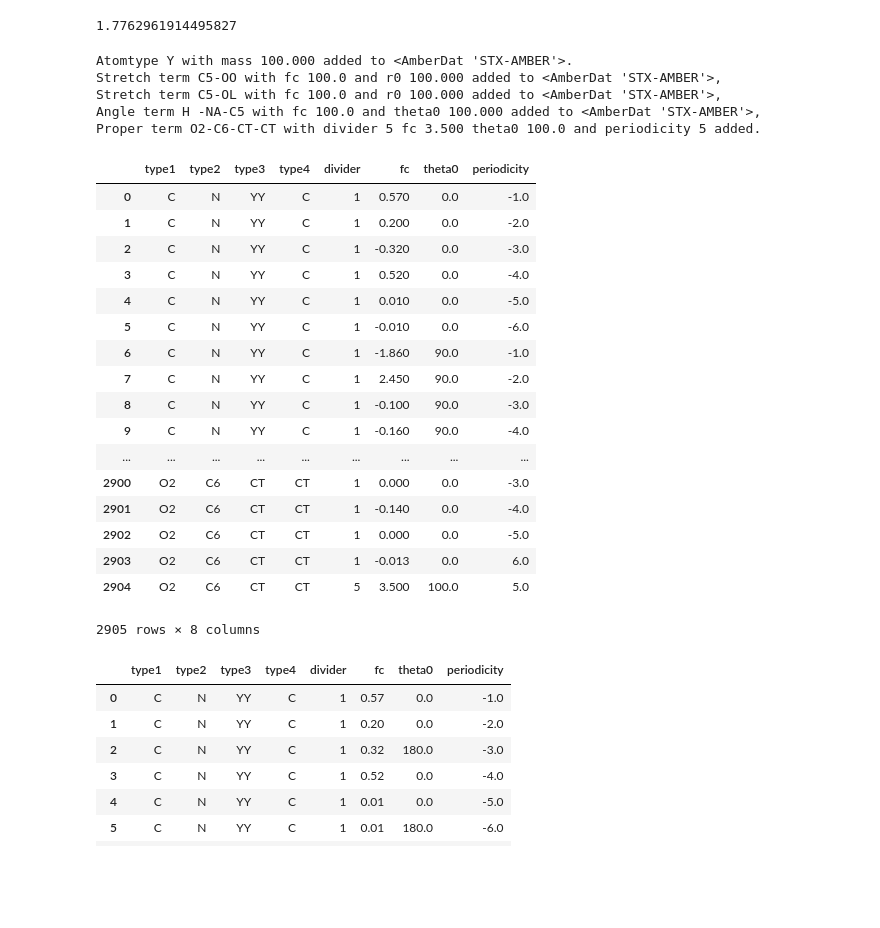
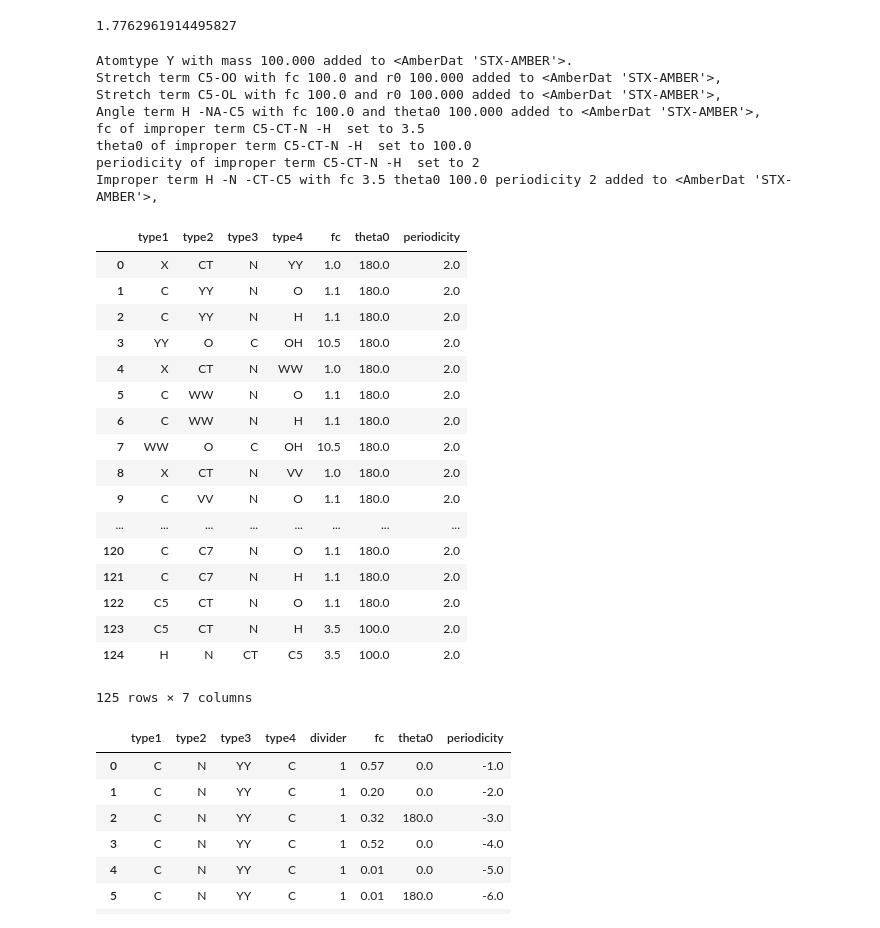
Before and after one commit to dazhitan/ff_tools, a Jupyter notebook: Untitled.ipynb, the cells around one changed output. Saved outputs shown, nothing was run; the diff lists cells and outputs as text; code cells hidden in the pictures; blank space fills up the shorter version.

```diff
--- a/Untitled.ipynb
+++ b/Untitled.ipynb
@@ -55,54 +55,59 @@ test = AmberDat('stx-amber-proteins-new.dat')
 #test = AmberDat('parm10.dat')
 #test._blocklist[7]
 #test.proper_df
 #tuple(test.mass_df.iloc[0])
 #test.printDat('test.dat')
 #%cat test.dat
 
 #test.setProper('C', 'N', 'YY', 'C', 1, 10.000, 100.0, -5)
 """
 test.angle_df
 test.setAngle('YY', 'C', 'OH', 10000.0, 1.0)
 test.setAngle('OH', 'C', 'YY', 5000.0, 5.0)
 test.proper_df
 test.improper_df
 test.vdw_df
 test.mass_df
 """
 test.addMass(' Y', 100)
 test.mass_df
 test.stretch_df
 test.addStretch('C5', 'OO', 100, 100)
 test.addStretch('C5', 'OL', 100, 100)
 test.angle_df
 test.addAngle('H', 'NA', 'C5', 100, 100)
 test.proper_df
-test.addProper('O2', 'C6', 'CT', 'CT', 5, 3.5, 100, 5)
-test.proper_df
+test.setImproper('C5', 'CT', '  N', 'H ', 3.5, 100, 2)
+test.addImproper('H', 'N', 'CT', 'C5', 3.5, 100, 2)
+
+test.improper_df
 # %% [output]
 Atomtype Y with mass 100.000 added to <AmberDat 'STX-AMBER'>.
 Stretch term C5-OO with fc 100.0 and r0 100.000 added to <AmberDat 'STX-AMBER'>,
 Stretch term C5-OL with fc 100.0 and r0 100.000 added to <AmberDat 'STX-AMBER'>,
 Angle term H -NA-C5 with fc 100.0 and theta0 100.000 added to <AmberDat 'STX-AMBER'>,
-Proper term O2-C6-CT-CT with divider 5 fc 3.500 theta0 100.0 and periodicity 5 added.
+fc of improper term C5-CT-N -H  set to 3.5
+theta0 of improper term C5-CT-N -H  set to 100.0
+periodicity of improper term C5-CT-N -H  set to 2
+Improper term H -N -CT-C5 with fc 3.5 theta0 100.0 periodicity 2 added to <AmberDat 'STX-AMBER'>,
-|  | type1 | type2 | type3 | type4 | divider | fc | theta0 | periodicity |
-| 0 | C | N | YY | C | 1 | 0.570 | 0.0 | -1.0 |
-| 1 | C | N | YY | C | 1 | 0.200 | 0.0 | -2.0 |
-| 2 | C | N | YY | C | 1 | -0.320 | 0.0 | -3.0 |
-| 3 | C | N | YY | C | 1 | 0.520 | 0.0 | -4.0 |
-| 4 | C | N | YY | C | 1 | 0.010 | 0.0 | -5.0 |
-| 5 | C | N | YY | C | 1 | -0.010 | 0.0 | -6.0 |
-| 6 | C | N | YY | C | 1 | -1.860 | 90.0 | -1.0 |
-| 7 | C | N | YY | C | 1 | 2.450 | 90.0 | -2.0 |
-| 8 | C | N | YY | C | 1 | -0.100 | 90.0 | -3.0 |
-| 9 | C | N | YY | C | 1 | -0.160 | 90.0 | -4.0 |
-| ... | ... | ... | ... | ... | ... | ... | ... | ... |
-| 2900 | O2 | C6 | CT | CT | 1 | 0.000 | 0.0 | -3.0 |
-| 2901 | O2 | C6 | CT | CT | 1 | -0.140 | 0.0 | -4.0 |
-| 2902 | O2 | C6 | CT | CT | 1 | 0.000 | 0.0 | -5.0 |
-| 2903 | O2 | C6 | CT | CT | 1 | -0.013 | 0.0 | 6.0 |
-| 2904 | O2 | C6 | CT | CT | 5 | 3.500 | 100.0 | 5.0 |
+|  | type1 | type2 | type3 | type4 | fc | theta0 | periodicity |
+| 0 | X | CT | N | YY | 1.0 | 180.0 | 2.0 |
+| 1 | C | YY | N | O | 1.1 | 180.0 | 2.0 |
+| 2 | C | YY | N | H | 1.1 | 180.0 | 2.0 |
+| 3 | YY | O | C | OH | 10.5 | 180.0 | 2.0 |
+| 4 | X | CT | N | WW | 1.0 | 180.0 | 2.0 |
+| 5 | C | WW | N | O | 1.1 | 180.0 | 2.0 |
+| 6 | C | WW | N | H | 1.1 | 180.0 | 2.0 |
+| 7 | WW | O | C | OH | 10.5 | 180.0 | 2.0 |
+| 8 | X | CT | N | VV | 1.0 | 180.0 | 2.0 |
+| 9 | C | VV | N | O | 1.1 | 180.0 | 2.0 |
+| ... | ... | ... | ... | ... | ... | ... | ... |
+| 120 | C | C7 | N | O | 1.1 | 180.0 | 2.0 |
+| 121 | C | C7 | N | H | 1.1 | 180.0 | 2.0 |
+| 122 | C5 | CT | N | O | 1.1 | 180.0 | 2.0 |
+| 123 | C5 | CT | N | H | 3.5 | 100.0 | 2.0 |
+| 124 | H | N | CT | C5 | 3.5 | 100.0 | 2.0 |
-2905 rows × 8 columns
+125 rows × 7 columns
 # %%
 i = amberffcombo._check_atomtype_match(test.proper_df, ['C', 'N', 'YY', 'C'], ['type1', 'type2', 'type3', 'type4'])[0]
 # %%
```
Also changed, not shown: 3 other files.
